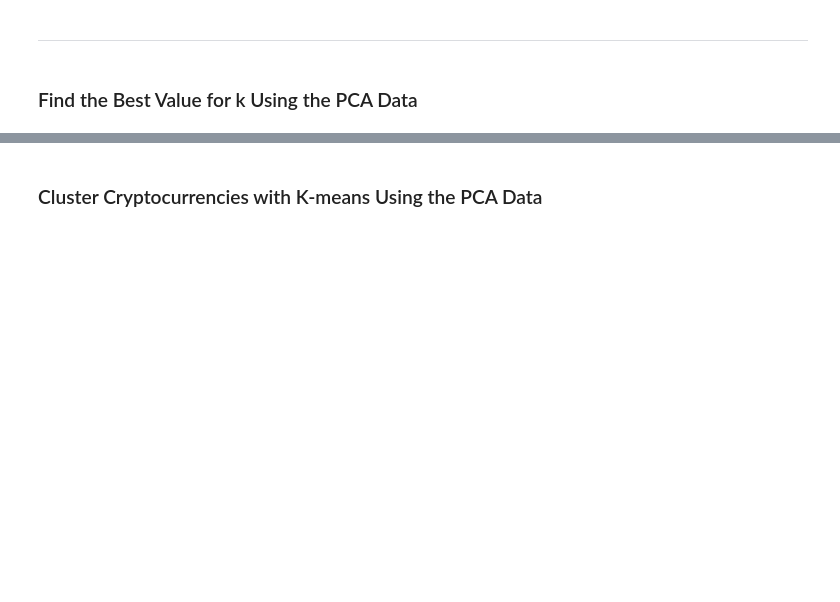
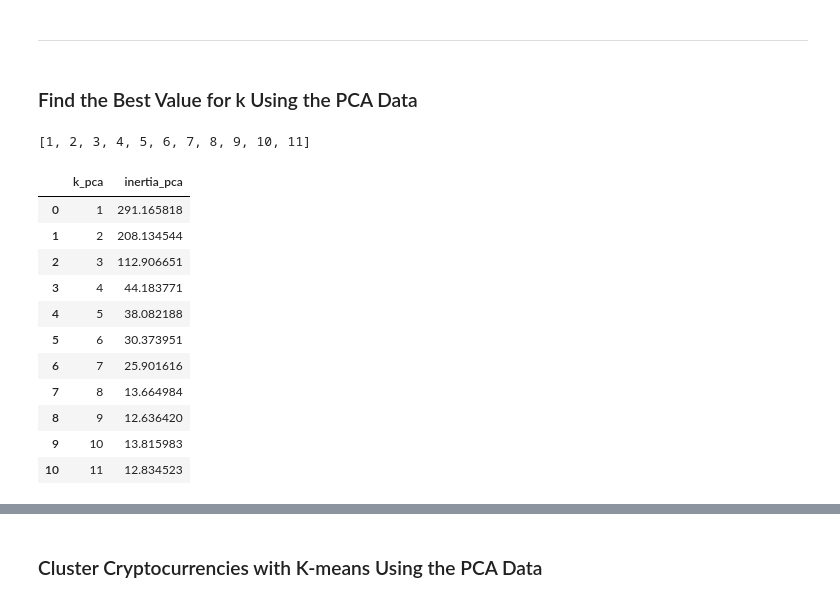
Before and after one commit to bathl01/CryptoClustering_19, a Jupyter notebook: Crypto_Clustering.ipynb, the cells around one changed output, grey strips where cells are left out. Cells and saved outputs as stored; diff of their text form; code cells hidden in the pictures; blank space fills up the shorter version.

```diff
--- a/Crypto_Clustering.ipynb
+++ b/Crypto_Clustering.ipynb
@@ -234,5 +319,9 @@ for i in k:
 ### Find the Best Value for k Using the PCA Data
 # %%
 # Create a list with the number of k-values from 1 to 11
+k_pca= list(range(1,12))
+k_pca
+# %% [output]
+[1, 2, 3, 4, 5, 6, 7, 8, 9, 10, 11]
 # %%
 # Create an empty list to store the inertia values
@@ -246,7 +339,22 @@ for i in k:
 # %%
 # Create a dictionary with the data to plot the Elbow curve
-
+elbow_pca = {"k_pca": k_pca, "inertia_pca": inertia_pca}
 # Create a DataFrame with the data to plot the Elbow curve
+elbow_pca_df = pd.DataFrame(elbow_pca)
+elbow_pca_df
+# %% [output]
+|  | k_pca | inertia_pca |
+| 0 | 1 | 291.165818 |
+| 1 | 2 | 208.134544 |
+| 2 | 3 | 112.906651 |
+| 3 | 4 | 44.183771 |
+| 4 | 5 | 38.082188 |
+| 5 | 6 | 30.373951 |
+| 6 | 7 | 25.901616 |
+| 7 | 8 | 13.664984 |
+| 8 | 9 | 12.636420 |
+| 9 | 10 | 13.815983 |
+| 10 | 11 | 12.834523 |
 # %%
 # Plot a line chart with all the inertia values computed with
 # the different values of k to visually identify the optimal value for k.
```
Also changed, not shown: parts of 32 cells of this notebook.
